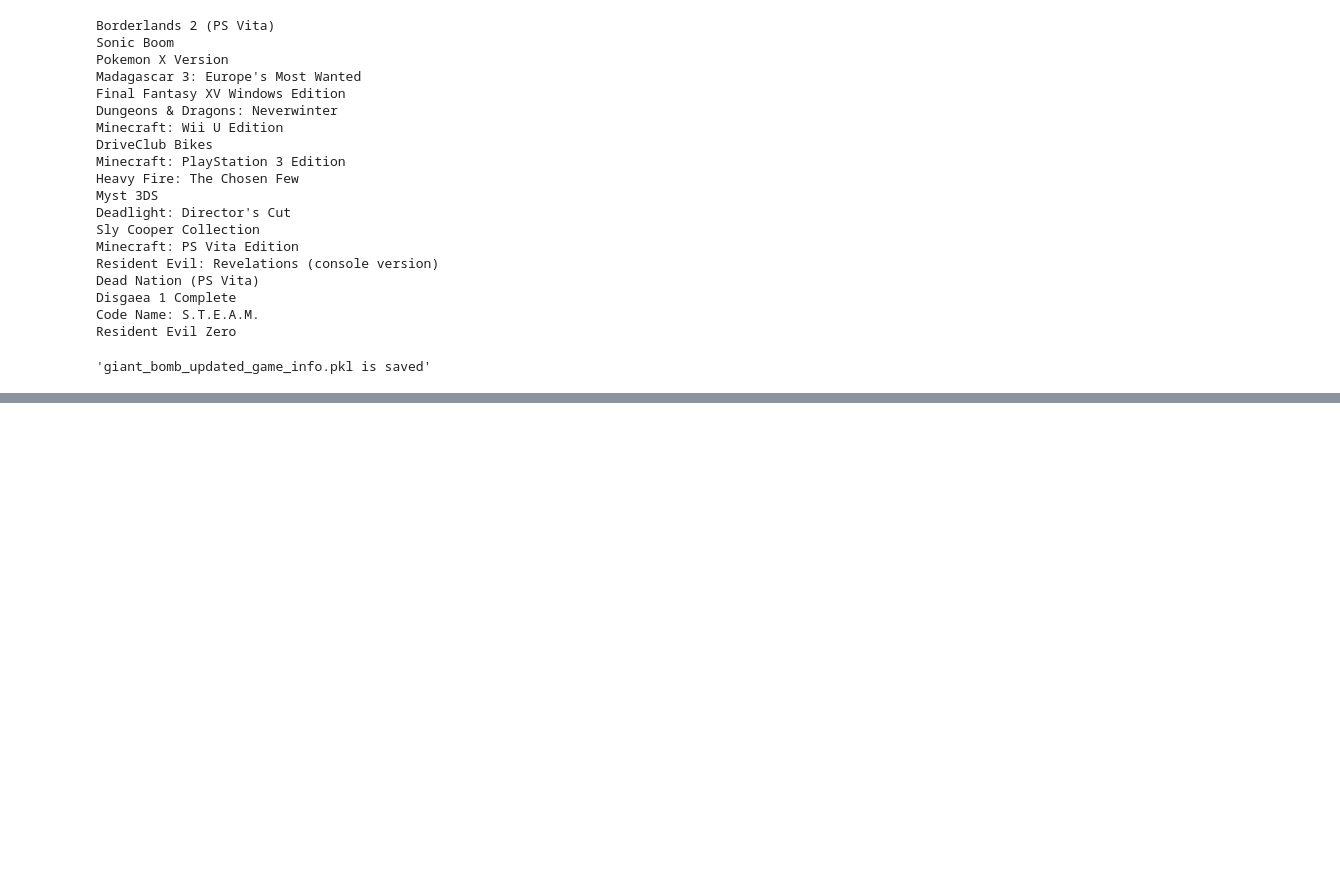
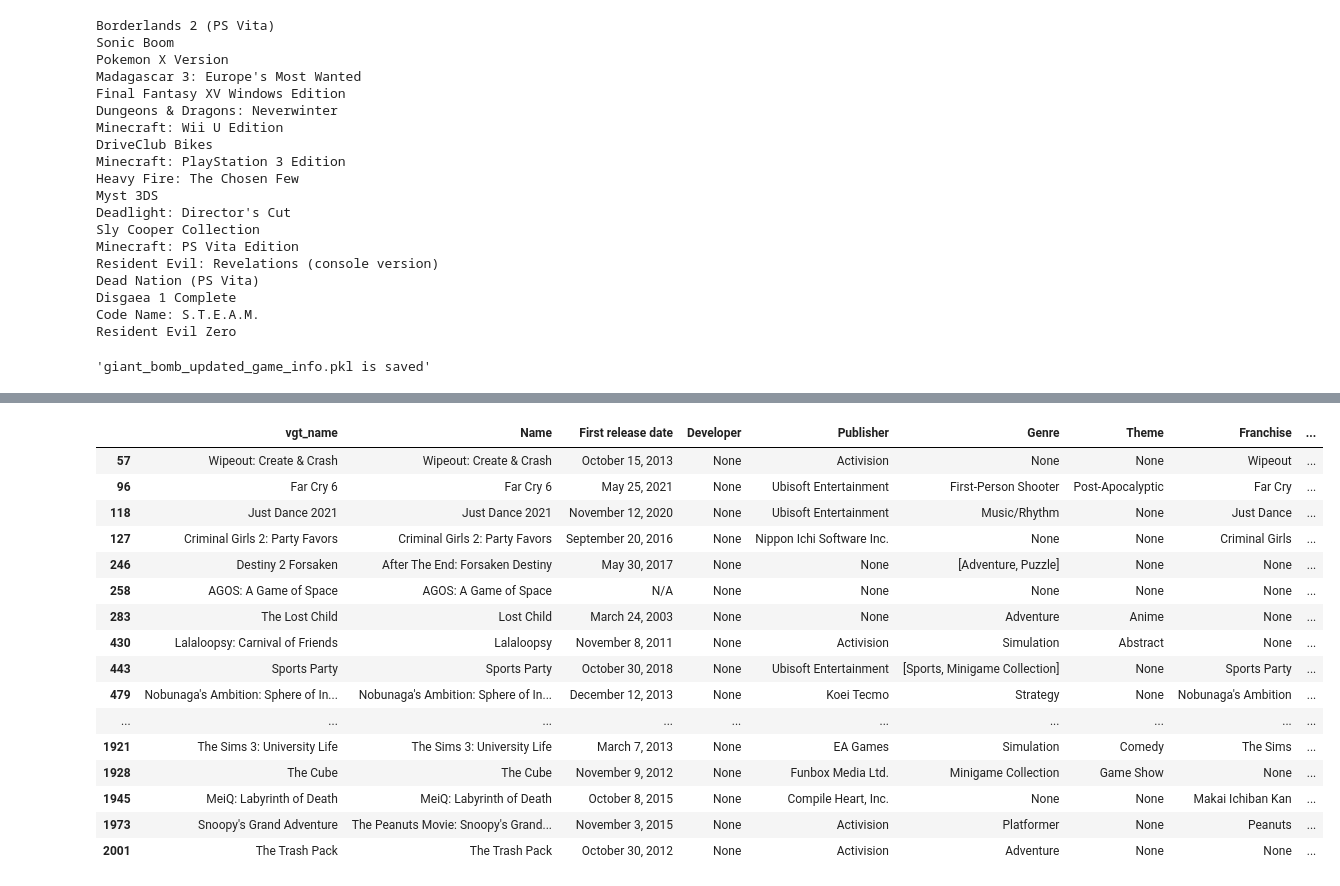
Before and after one commit to elenasm7/giantbomb_scraper, a Jupyter notebook: scrape_tester.ipynb, the cells around one changed output, grey strips where cells are left out. Cells and saved outputs as stored; diff of their text form; code cells hidden in the pictures; blank space fills up the shorter version.

```diff
--- a/scrape_tester.ipynb
+++ b/scrape_tester.ipynb
@@ -391,0 +431,20 @@ df['fuzzy_ratio'] = df.apply(get_fuzzy_match, axis=1)
+# %%
+df[df.Developer.isnull()]
+# %% [output]
+|  | vgt_name | Name | First release date | Developer | Publisher | Genre | Theme | Franchise | ... |
+| 57 | Wipeout: Create & Crash | Wipeout: Create & Crash | October 15, 2013 | None | Activision | None | None | Wipeout | ... |
+| 96 | Far Cry 6 | Far Cry 6 | May 25, 2021 | None | Ubisoft Entertainment | First-Person Shooter | Post-Apocalyptic | Far Cry | ... |
+| 118 | Just Dance 2021 | Just Dance 2021 | November 12, 2020 | None | Ubisoft Entertainment | Music/Rhythm | None | Just Dance | ... |
+| 127 | Criminal Girls 2: Party Favors | Criminal Girls 2: Party Favors | September 20, 2016 | None | Nippon Ichi Software Inc. | None | None | Criminal Girls | ... |
+| 246 | Destiny 2 Forsaken | After The End: Forsaken Destiny | May 30, 2017 | None | None | [Adventure, Puzzle] | None | None | ... |
+| 258 | AGOS: A Game of Space | AGOS: A Game of Space | N/A | None | None | None | None | None | ... |
+| 283 | The Lost Child | Lost Child | March 24, 2003 | None | None | Adventure | Anime | None | ... |
+| 430 | Lalaloopsy: Carnival of Friends | Lalaloopsy | November 8, 2011 | None | Activision | Simulation | Abstract | None | ... |
+| 443 | Sports Party | Sports Party | October 30, 2018 | None | Ubisoft Entertainment | [Sports, Minigame Collection] | None | Sports Party | ... |
+| 479 | Nobunaga's Ambition: Sphere of In... | Nobunaga's Ambition: Sphere of In... | December 12, 2013 | None | Koei Tecmo | Strategy | None | Nobunaga's Ambition | ... |
+| ... | ... | ... | ... | ... | ... | ... | ... | ... | ... |
+| 1921 | The Sims 3: University Life | The Sims 3: University Life | March 7, 2013 | None | EA Games | Simulation | Comedy | The Sims | ... |
+| 1928 | The Cube | The Cube | November 9, 2012 | None | Funbox Media Ltd. | Minigame Collection | Game Show | None | ... |
+| 1945 | MeiQ: Labyrinth of Death | MeiQ: Labyrinth of Death | October 8, 2015 | None | Compile Heart, Inc. | None | None | Makai Ichiban Kan | ... |
+| 1973 | Snoopy's Grand Adventure | The Peanuts Movie: Snoopy's Grand... | November 3, 2015 | None | Activision | Platformer | None | Peanuts | ... |
+| 2001 | The Trash Pack | The Trash Pack | October 30, 2012 | None | Activision | Adventure | None | None | ... |
```
Also changed, not shown: parts of 14 cells of this notebook, 1 other file.
